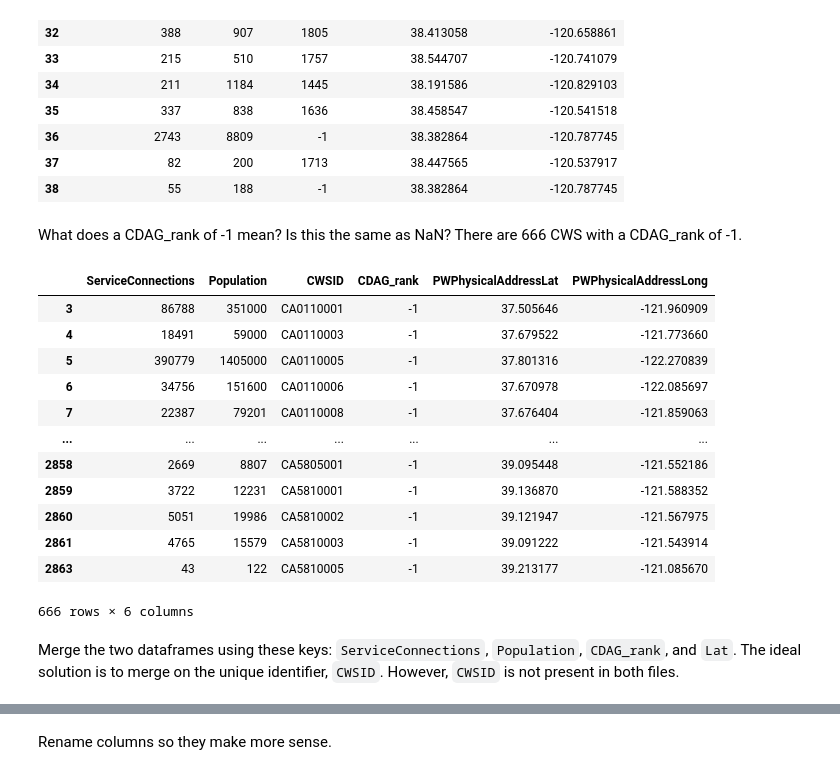
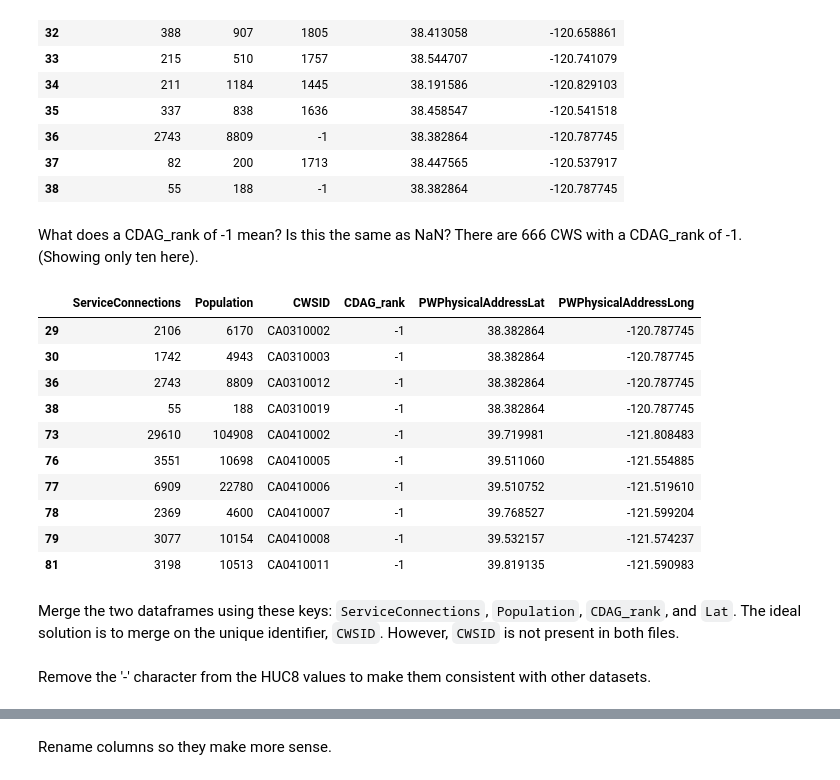
Before and after one commit to cagov/aae-dsa-water, a Jupyter notebook: water.ipynb, the cells around one changed output, grey strips where cells are left out. Drawn from its saved outputs; the diff is of its cells as text; code cells hidden in the pictures.

```diff
--- a/water.ipynb
+++ b/water.ipynb
@@ -9,6 +9,7 @@ import boto3
 import matplotlib.pyplot as plt
 import seaborn as sns
 import dtreeviz
+from datetime import datetime as dt_obj
 
 from sklearn.feature_selection import SelectKBest, f_classif
 from sklearn.model_selection import train_test_split
@@ -18,4 +19,7 @@ from sklearn import metrics
 
 %matplotlib inline
 %config InlineBackend.figure_format = 'retina'
+
+pd.set_option('display.max_columns', 50)
+pd.set_option('display.max_rows', 1000)
 # %% [markdown]
@@ -73,23 +73,21 @@ df2[['ServiceConnections', 'Population', 'CDAG_rank', 'PWPhysicalAddressLat', 'P
 | 37 | 82 | 200 | 1713 | 38.447565 | -120.537917 |
 | 38 | 55 | 188 | -1 | 38.382864 | -120.787745 |
 # %% [markdown]
-What does a CDAG_rank of -1 mean? Is this the same as NaN? There are 666 CWS with a CDAG_rank of -1.
+What does a CDAG_rank of -1 mean? Is this the same as NaN? There are 666 CWS with a CDAG_rank of -1. (Showing only ten here).
 # %%
-df1[['ServiceConnections', 'Population', 'CWSID', 'CDAG_rank', 'PWPhysicalAddressLat', 'PWPhysicalAddressLong']].loc[df1['CDAG_rank'] == -1]
+df1[['ServiceConnections', 'Population', 'CWSID', 'CDAG_rank', 'PWPhysicalAddressLat', 'PWPhysicalAddressLong']].loc[df1['CDAG_rank'] == -1][10:20]
 # %% [output]
 |  | ServiceConnections | Population | CWSID | CDAG_rank | PWPhysicalAddressLat | PWPhysicalAddressLong |
-| 3 | 86788 | 351000 | CA0110001 | -1 | 37.505646 | -121.960909 |
-| 4 | 18491 | 59000 | CA0110003 | -1 | 37.679522 | -121.773660 |
-| 5 | 390779 | 1405000 | CA0110005 | -1 | 37.801316 | -122.270839 |
-| 6 | 34756 | 151600 | CA0110006 | -1 | 37.670978 | -122.085697 |
-| 7 | 22387 | 79201 | CA0110008 | -1 | 37.676404 | -121.859063 |
-| ... | ... | ... | ... | ... | ... | ... |
-| 2858 | 2669 | 8807 | CA5805001 | -1 | 39.095448 | -121.552186 |
-| 2859 | 3722 | 12231 | CA5810001 | -1 | 39.136870 | -121.588352 |
-| 2860 | 5051 | 19986 | CA5810002 | -1 | 39.121947 | -121.567975 |
-| 2861 | 4765 | 15579 | CA5810003 | -1 | 39.091222 | -121.543914 |
-| 2863 | 43 | 122 | CA5810005 | -1 | 39.213177 | -121.085670 |
+| 29 | 2106 | 6170 | CA0310002 | -1 | 38.382864 | -120.787745 |
+| 30 | 1742 | 4943 | CA0310003 | -1 | 38.382864 | -120.787745 |
+| 36 | 2743 | 8809 | CA0310012 | -1 | 38.382864 | -120.787745 |
+| 38 | 55 | 188 | CA0310019 | -1 | 38.382864 | -120.787745 |
+| 73 | 29610 | 104908 | CA0410002 | -1 | 39.719981 | -121.808483 |
+| 76 | 3551 | 10698 | CA0410005 | -1 | 39.511060 | -121.554885 |
+| 77 | 6909 | 22780 | CA0410006 | -1 | 39.510752 | -121.519610 |
+| 78 | 2369 | 4600 | CA0410007 | -1 | 39.768527 | -121.599204 |
+| 79 | 3077 | 10154 | CA0410008 | -1 | 39.532157 | -121.574237 |
+| 81 | 3198 | 10513 | CA0410011 | -1 | 39.819135 | -121.590983 |
-666 rows × 6 columns
 # %% [markdown]
 Merge the two dataframes using these keys: `ServiceConnections`, `Population`, `CDAG_rank`, and `Lat`. The ideal solution is to merge on the unique identifier, `CWSID`. However, `CWSID` is not present in both files.
 # %%
@@ -96,0 +95,2 @@ df = df1.merge(df2, on=['ServiceConnections', 'Population', 'CDAG_rank', 'PWPhys
+# %% [markdown]
+Remove the '-' character from the HUC8 values to make them consistent with other datasets.
```
Also changed, not shown: parts of 37 cells of this notebook.
